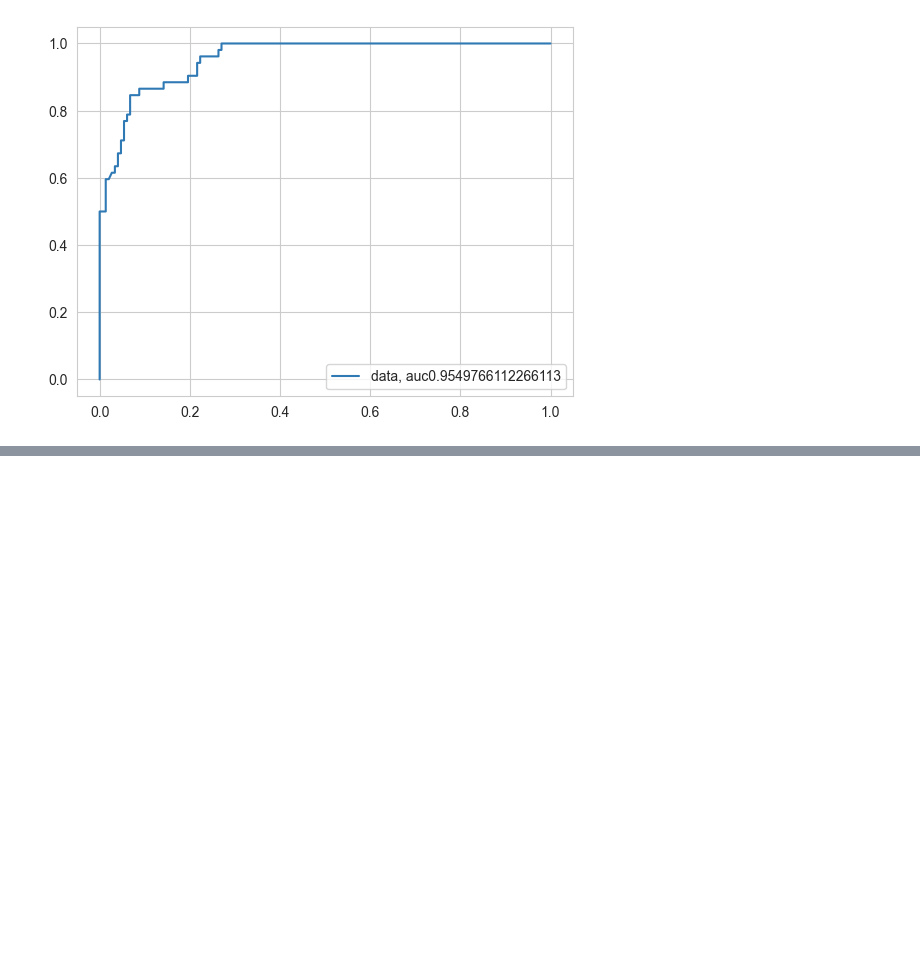
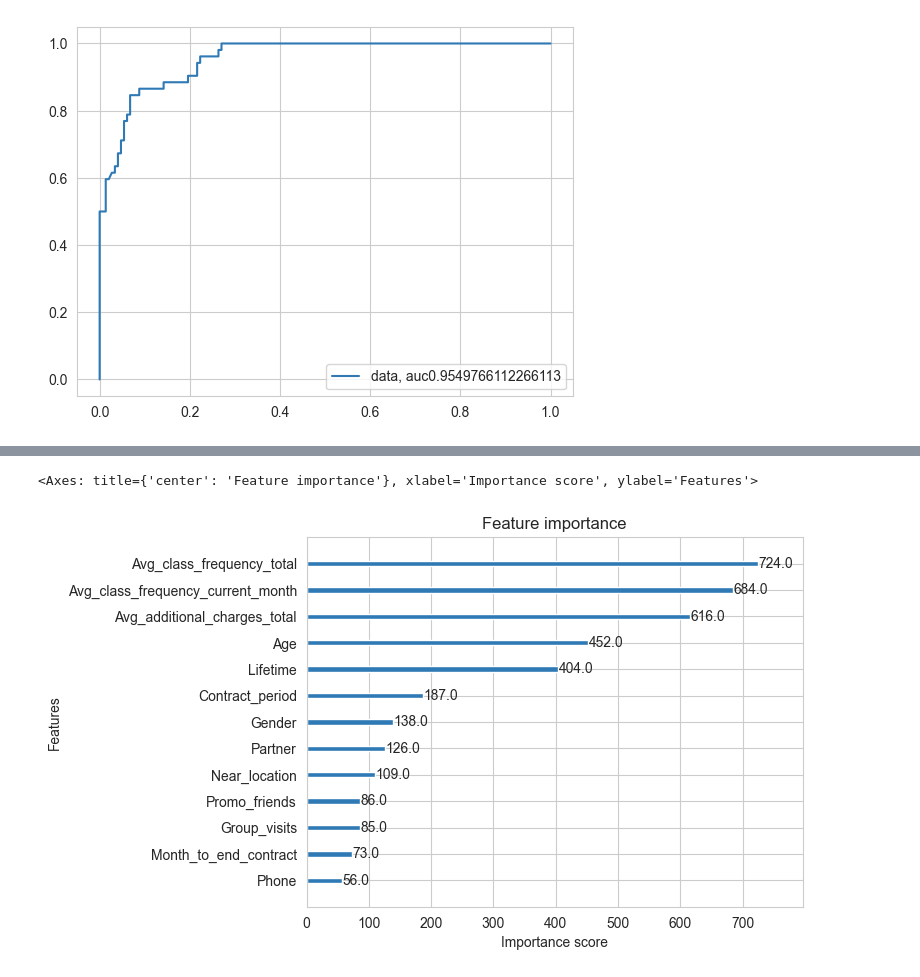
Before and after one commit to kornelia-kozaczewska/churn-prediction, a Jupyter notebook: churn-prediction.ipynb, the cells around one changed output, grey strips where cells are left out. Cells and saved outputs as stored; diff of their text form; code cells hidden in the pictures; blank space fills up the shorter version.

```diff
--- a/churn-prediction.ipynb
+++ b/churn-prediction.ipynb
@@ -672,0 +676,16 @@ plt.show()
+# %%
+dtrain = xgb.DMatrix(x_train, y_train)
+dtest = xgb.DMatrix(x_test, y_test)
+# %%
+param = {"objective": "reg:squarederror", "tree_method": "hist"}
+n = 1000
+
+param["eval_metric"] = "auc"
+evallist = [(dtrain, "train"), (dtest, "test")]
+
+xgbc = xgb.train(params=param,
+                dtrain=dtrain,
+                num_boost_round=n,
+                evals=evallist,
+                verbose_eval=10,
+                early_stopping_rounds=50)
@@ -672,0 +704,5 @@ plt.show()
+# %%
+xgb.plot_importance(xgbc)
+# %% [output]
+<Axes: title={'center': 'Feature importance'}, xlabel='Importance score', ylabel='Features'>
+[figure, added]
```
Also changed, not shown: parts of 11 cells of this notebook.
